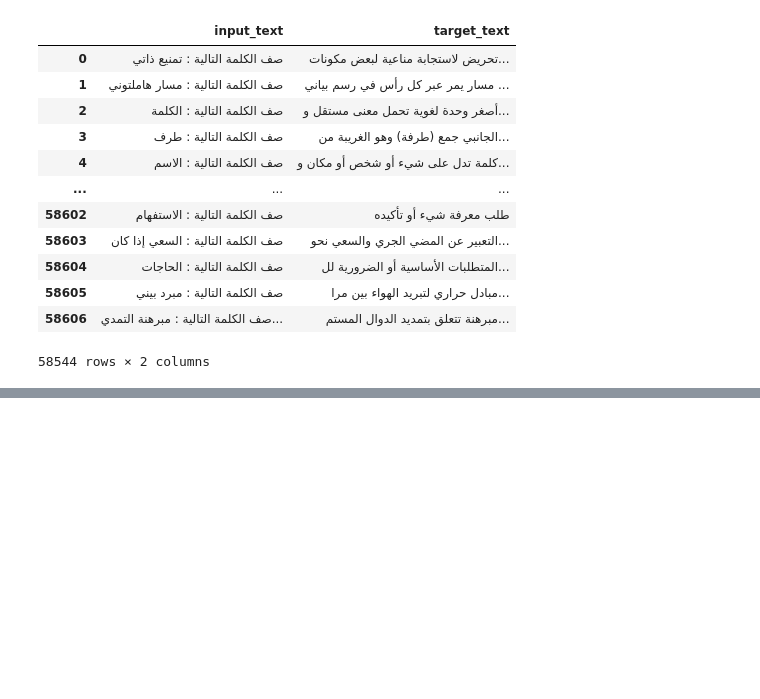
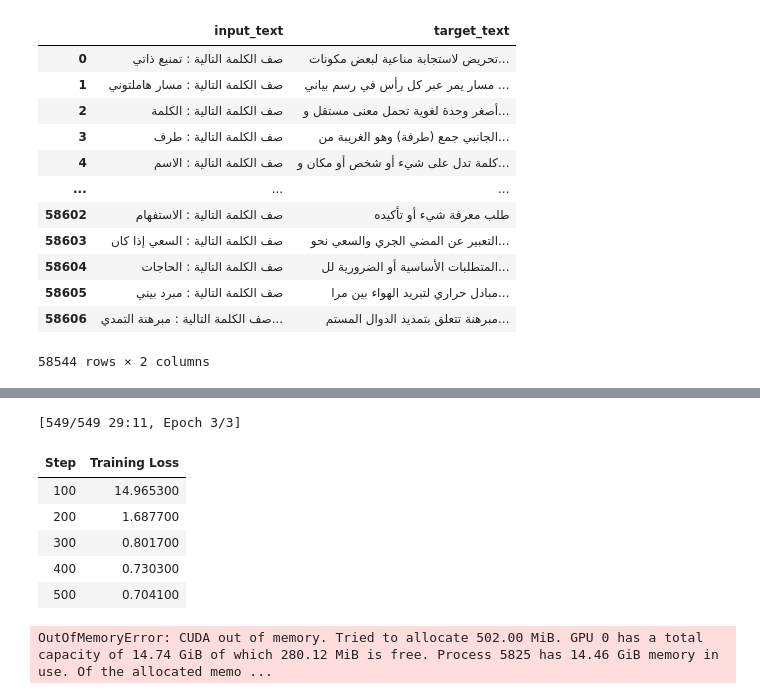
Before and after one commit to angiegh2002/learning_language_game, a Jupyter notebook: language_model.ipynb, the cells around one changed output, grey strips where cells are left out. Drawn from its saved outputs; the diff is of its cells as text; code cells hidden in the pictures; blank space fills up the shorter version.

```diff
--- a/language_model.ipynb
+++ b/language_model.ipynb
@@ -249,27 +283,40 @@ model = T5ForConditionalGeneration.from_pretrained(model_name)
 # %%
 from datasets import Dataset
+from sklearn.model_selection import train_test_split
+import pandas as pd
 
 dataset = Dataset.from_pandas(processed_df)
+dataset_split = dataset.train_test_split(test_size=0.2, seed=42)
+temp_split = dataset_split['test'].train_test_split(test_size=0.5, seed=42)
 
-dataset_split = dataset.train_test_split(test_size=0.2, seed=42)
 train_dataset = dataset_split['train']
-val_dataset = dataset_split['test']
+val_dataset = temp_split['train']
+test_dataset = temp_split['test']
 # %%
-from transformers import T5Tokenizer, T5ForConditionalGeneration, DataCollatorForSeq2Seq
-
-# tokenizer = T5Tokenizer.from_pretrained("UBC-NLP/AraT5-base")
-
 def preprocess_function(examples):
     inputs = [inp for inp in examples["input_text"]]
     targets = [tgt for tgt in examples["target_text"]]
 
-    model_inputs = tokenizer(inputs, max_length=128, truncation=True, padding="max_length", return_tensors=None)
+    model_inputs = tokenizer(
+        inputs,
+        max_length=128,
+        truncation=True,
+        padding="max_length",
+        return_tensors=None
+    )
 
     with tokenizer.as_target_tokenizer():
-        labels = tokenizer(targets, max_length=128, truncation=True, padding="max_length", return_tensors=None)
+        labels = tokenizer(
+            targets,
+            max_length=128,
+            truncation=True,
+            padding="max_length",
+            return_tensors=None
+        )
 
     model_inputs["labels"] = labels["input_ids"]
     return model_inputs
 
 tokenized_train = train_dataset.map(preprocess_function, batched=True)
-tokenized_val = val_dataset.map(preprocess_function, batched=True)
+tokenized_val   = val_dataset.map(preprocess_function, batched=True)
+tokenized_test  = test_dataset.map(preprocess_function, batched=True)
@@ -275,0 +391,23 @@ tokenized_val = val_dataset.map(preprocess_function, batched=True)
+# %%
+trainer.train()
+trainer.save_model("/content/drive/MyDrive/arabict5-final")
+# %% [output]
+[549/549 29:11, Epoch 3/3]
+| Step | Training Loss |
+| 100 | 14.965300 |
+| 200 | 1.687700 |
+| 300 | 0.801700 |
+| 400 | 0.730300 |
+| 500 | 0.704100 |
+# %%
+import torch
+torch.cuda.empty_cache()
+
+final_metrics = trainer.evaluate()
+print("نتائج التقييم النهائية على مجموعة الاختبار:")
+print(final_metrics)
+for k, v in final_metrics.items():
+    if "rouge" in k:
+        print(f"{k}: {v:.2f}")
+# %% [output]
+OutOfMemoryError: CUDA out of memory. Tried to allocate 502.00 MiB. GPU 0 has a total capacity of 14.74 GiB of which 280.12 MiB is free. Process 5825 has 14.46 GiB memory in use. Of the allocated memo ...
```
Also changed, not shown: parts of 20 cells of this notebook.
